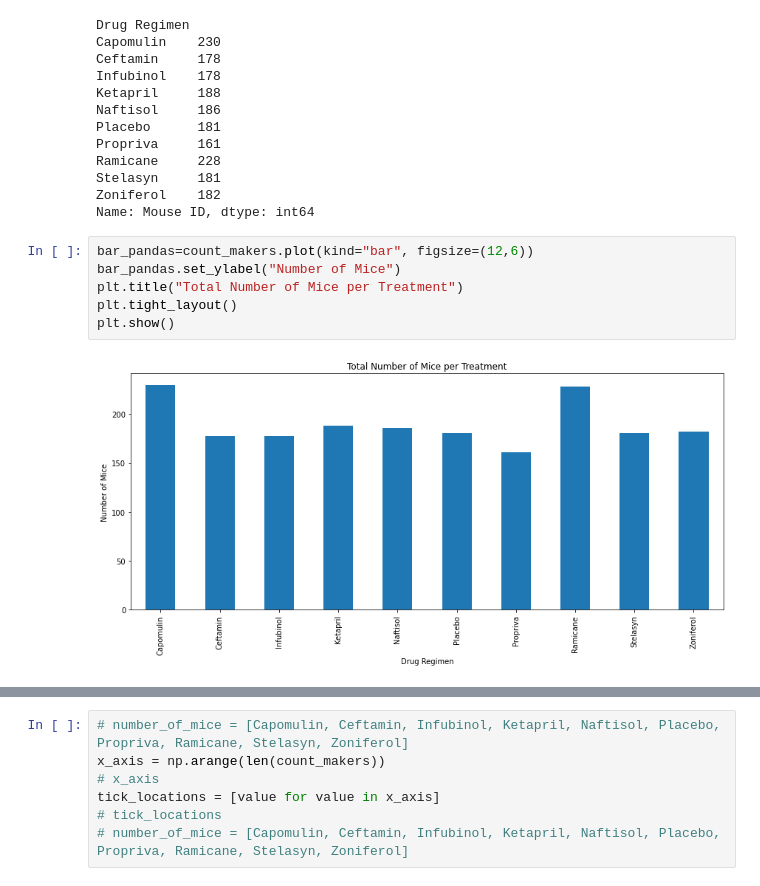
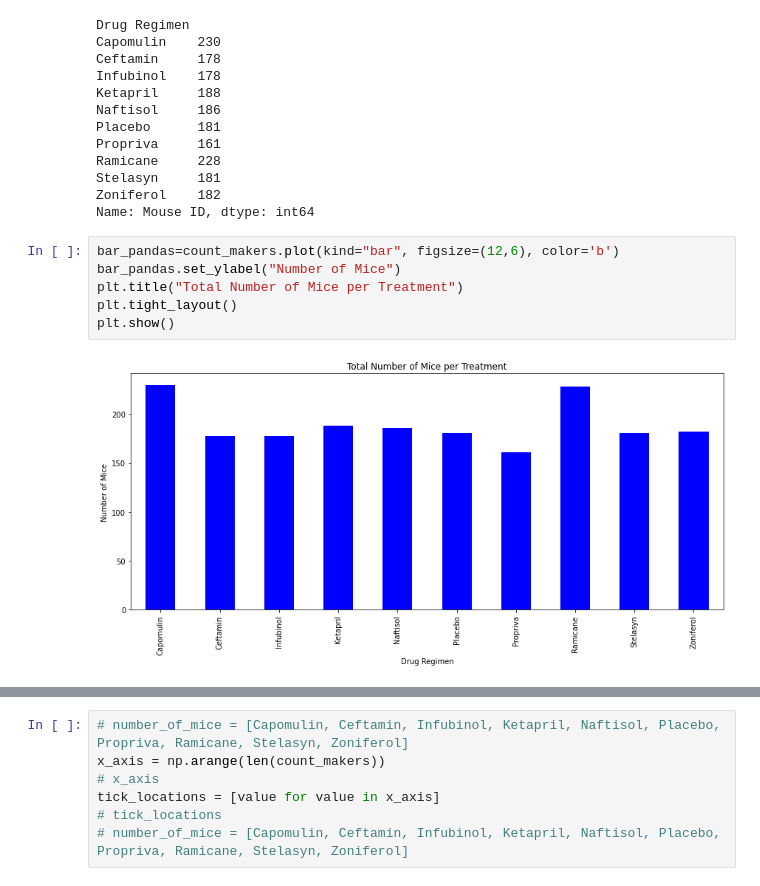
Before and after one commit to arcebri1/PharmaceuticalAnalysisPlotting, a Jupyter notebook: pymaceuticals_starter.ipynb, the cells around one changed output, grey strips where cells are left out. Cells and saved outputs as stored; diff of their text form.

```diff
--- a/pymaceuticals_starter.ipynb
+++ b/pymaceuticals_starter.ipynb
@@ -189,10 +189,10 @@ Stelasyn     181
 Zoniferol    182
 Name: Mouse ID, dtype: int64
 # %%
-bar_pandas=count_makers.plot(kind="bar", figsize=(12,6))
+bar_pandas=count_makers.plot(kind="bar", figsize=(12,6), color='b')
 bar_pandas.set_ylabel("Number of Mice")
 plt.title("Total Number of Mice per Treatment")
 plt.tight_layout()
 plt.show()
 # %% [output]
-[figure, old version]
+[figure, new version]
```
Also changed, not shown: parts of 7 cells of this notebook.
